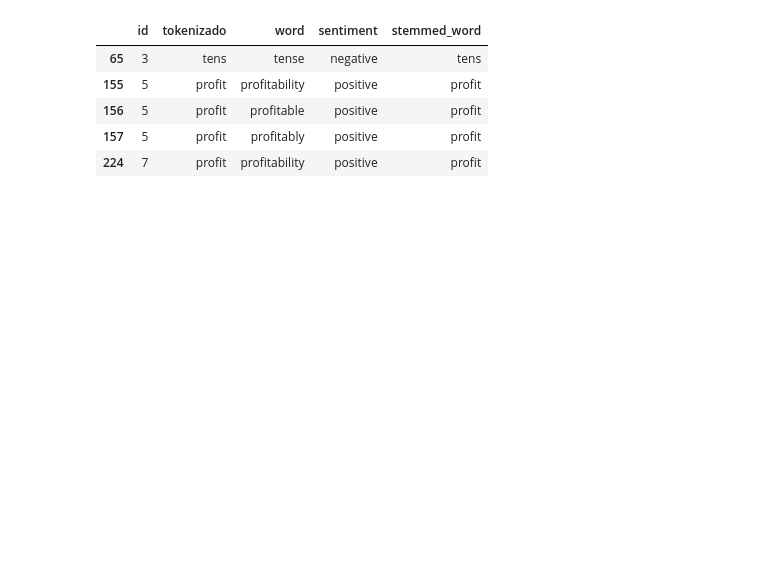
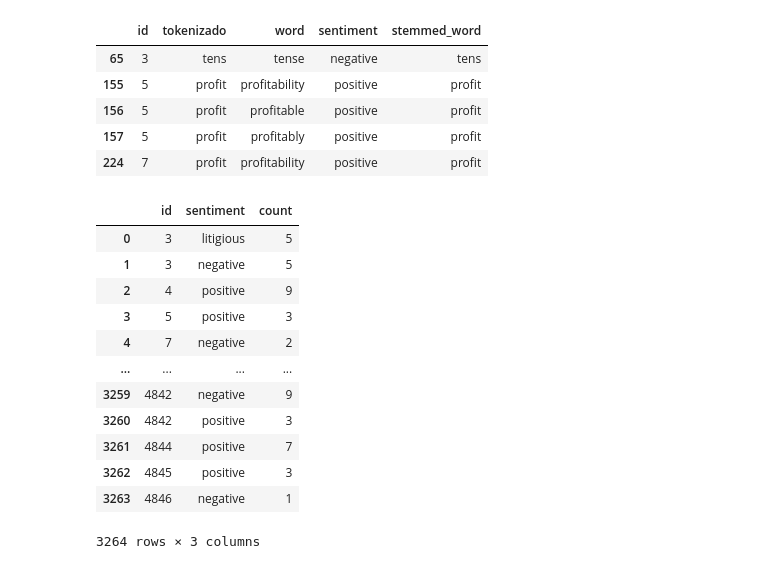
Before and after one commit to jeffersonramelo/Textual-Analysis, a Jupyter notebook: sentimento_dicionario.ipynb, the cells around one changed output. Cells and saved outputs as stored; diff of their text form; code cells hidden in the pictures; blank space fills up the shorter version.

```diff
--- a/sentimento_dicionario.ipynb
+++ b/sentimento_dicionario.ipynb
@@ -248,6 +252,23 @@ merged_df.head()
 | 156 | 5 | profit | profitable | positive | profit |
 | 157 | 5 | profit | profitably | positive | profit |
 | 224 | 7 | profit | profitability | positive | profit |
+# %%
+sentiment_counts = merged_df.groupby(['id', 'sentiment']).size().reset_index(name='count')
+sentiment_counts
+# %% [output]
+|  | id | sentiment | count |
+| 0 | 3 | litigious | 5 |
+| 1 | 3 | negative | 5 |
+| 2 | 4 | positive | 9 |
+| 3 | 5 | positive | 3 |
+| 4 | 7 | negative | 2 |
+| ... | ... | ... | ... |
+| 3259 | 4842 | negative | 9 |
+| 3260 | 4842 | positive | 3 |
+| 3261 | 4844 | positive | 7 |
+| 3262 | 4845 | positive | 3 |
+| 3263 | 4846 | negative | 1 |
+3264 rows × 3 columns
 # %%
 # Agrupar e calcular a nova coluna "sentiment_id"
 sentiment_id = sentiment_counts.groupby('id').agg(sentiment_id=('sentiment', lambda x: 'positive' if (x == 'positive').sum() > (x == 'negative').sum() and (x == 'positive').sum() > (x == 'neutral').sum() else 'negative' if (x == 'negative').sum() > (x == 'positive').sum() and (x == 'negative').sum() > (x == 'neutral').sum() else 'neutral' if (x == 'neutral').sum() > (x == 'positive').sum() and (x == 'neutral').sum() > (x == 'negative').sum() else 'neutral'))
```
Also changed, not shown: parts of 15 cells of this notebook.
